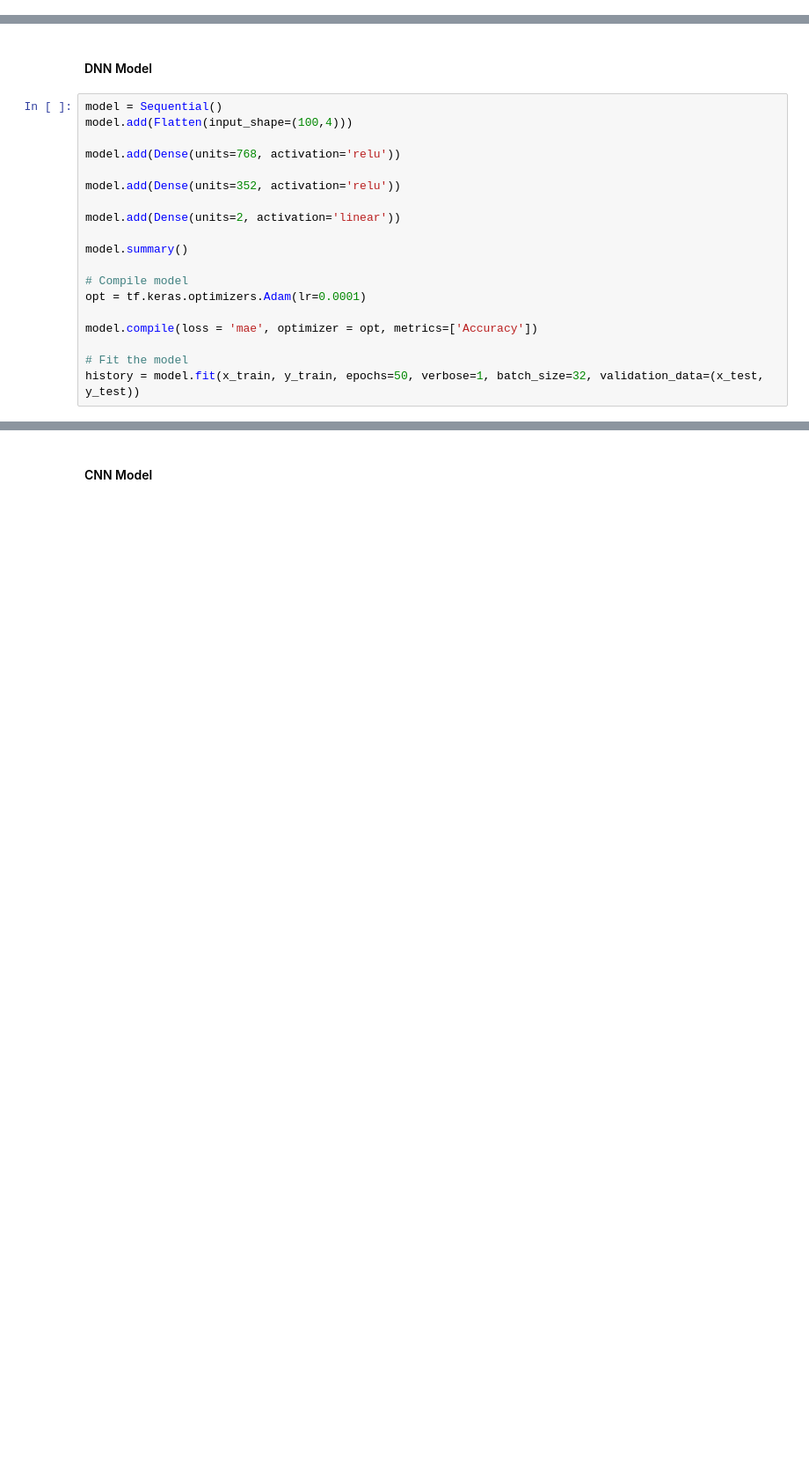
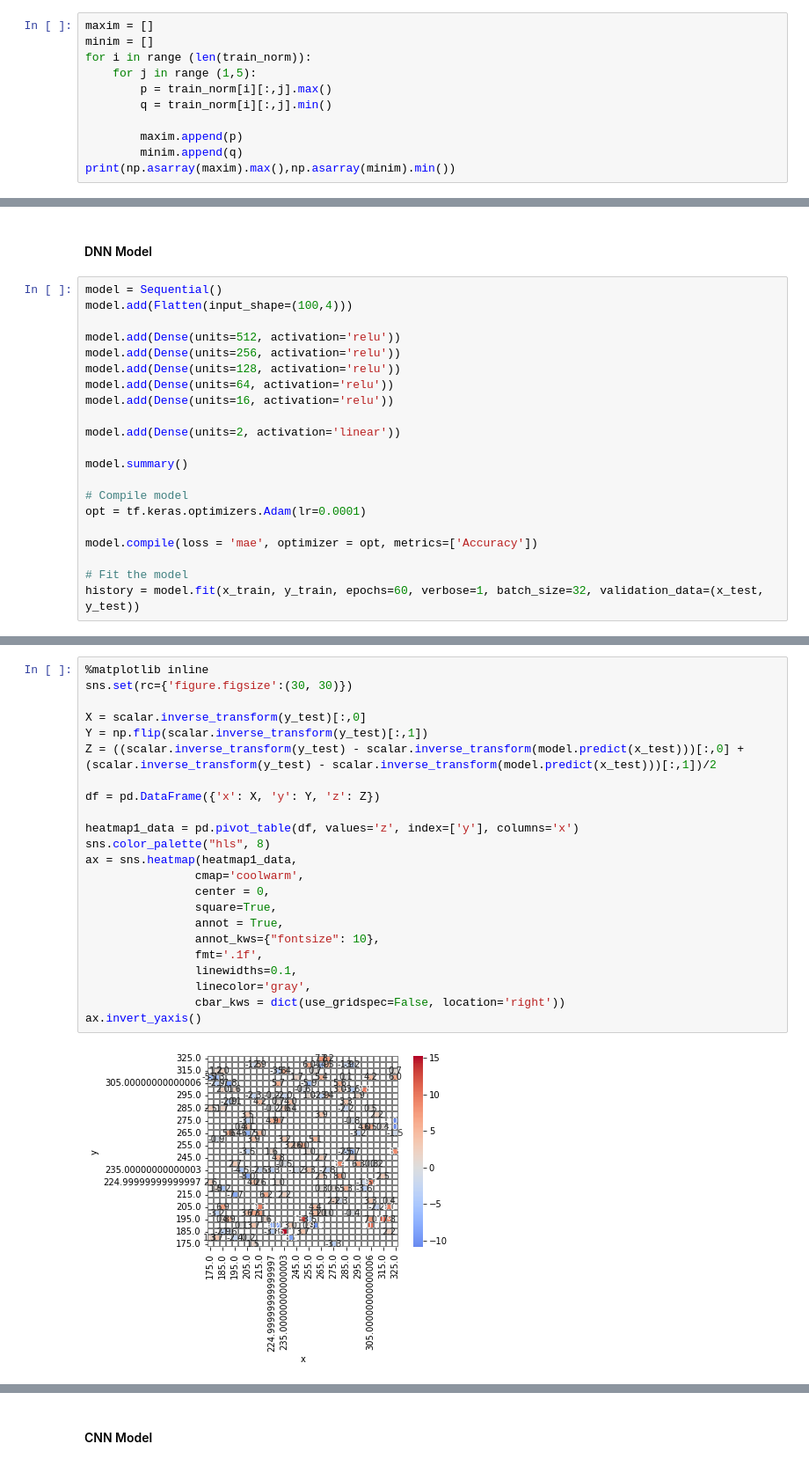
Before and after one commit to sreekar2858/CIE7, a Jupyter notebook: Project-B/pB-7.ipynb, the cells around one changed output, grey strips where cells are left out. Shown at 88% size. Saved outputs shown, nothing was run; the diff lists cells and outputs as text; blank space fills up the shorter version.

Commit message:
tuned Mod-AlexNet Model 48-MSE

```diff
--- a/Project-B/pB-7.ipynb
+++ b/Project-B/pB-7.ipynb
@@ -569,3 +592,14 @@ for i in range (0, len(train_cut)):
 
 scalar = MinMaxScaler()
 train_norm_labels = scalar.fit_transform(training_labels)
+# %%
+maxim = []
+minim = []
+for i in range (len(train_norm)):
+    for j in range (1,5):
+        p = train_norm[i][:,j].max()
+        q = train_norm[i][:,j].min()
+
+        maxim.append(p)
+        minim.append(q)
+print(np.asarray(maxim).max(),np.asarray(minim).min())
@@ -784,9 +898,11 @@ tuner.search(x=x_train,
 model = Sequential()
 model.add(Flatten(input_shape=(100,4)))
 
-model.add(Dense(units=768, activation='relu'))
-
-model.add(Dense(units=352, activation='relu'))
+model.add(Dense(units=512, activation='relu'))
+model.add(Dense(units=256, activation='relu'))
+model.add(Dense(units=128, activation='relu'))
+model.add(Dense(units=64, activation='relu'))
+model.add(Dense(units=16, activation='relu'))
 
 model.add(Dense(units=2, activation='linear'))
 
@@ -798,5 +914,5 @@ opt = tf.keras.optimizers.Adam(lr=0.0001)
 model.compile(loss = 'mae', optimizer = opt, metrics=['Accuracy'])
 
 # Fit the model
-history = model.fit(x_train, y_train, epochs=50, verbose=1, batch_size=32, validation_data=(x_test, y_test))
+history = model.fit(x_train, y_train, epochs=60, verbose=1, batch_size=32, validation_data=(x_test, y_test))
 # %% [output]
@@ -850,3 +970,28 @@ plt.legend()
 plt.show()
 # %% [output]
 [interactive output not drawn]
+# %%
+%matplotlib inline
+sns.set(rc={'figure.figsize':(30, 30)})
+
+X = scalar.inverse_transform(y_test)[:,0]
+Y = np.flip(scalar.inverse_transform(y_test)[:,1])
+Z = ((scalar.inverse_transform(y_test) - scalar.inverse_transform(model.predict(x_test)))[:,0] + (scalar.inverse_transform(y_test) - scalar.inverse_transform(model.predict(x_test)))[:,1])/2
+
+df = pd.DataFrame({'x': X, 'y': Y, 'z': Z})
+
+heatmap1_data = pd.pivot_table(df, values='z', index=['y'], columns='x')
+sns.color_palette("hls", 8)
+ax = sns.heatmap(heatmap1_data,
+                cmap='coolwarm',
+                center = 0,
+                square=True,
+                annot = True,
+                annot_kws={"fontsize": 10},
+                fmt='.1f',
+                linewidths=0.1,
+                linecolor='gray',
+                cbar_kws = dict(use_gridspec=False, location='right'))
+ax.invert_yaxis()
+# %% [output]
+[figure, added]
```
Also changed, not shown: parts of 49 cells of this notebook.
